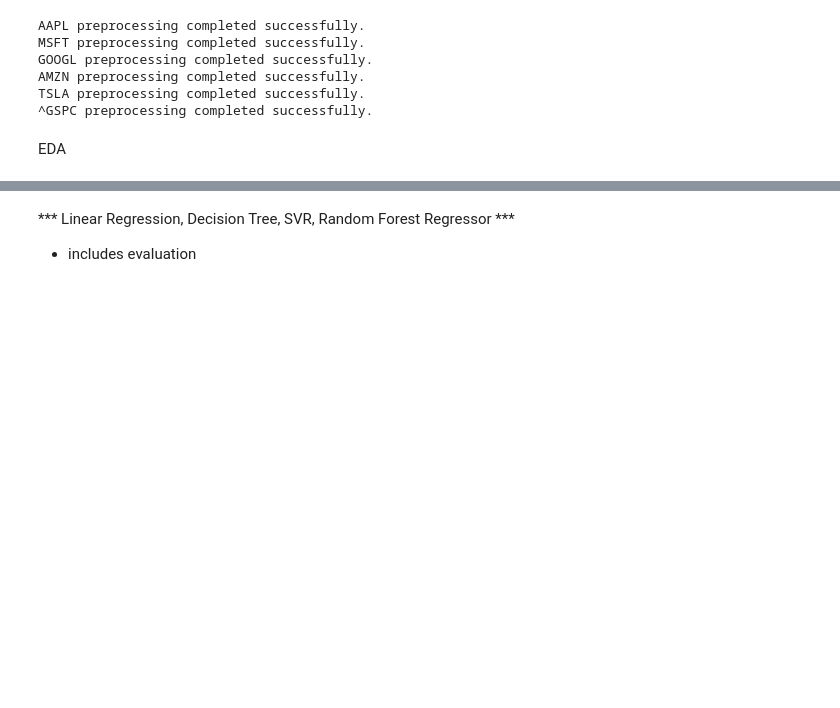
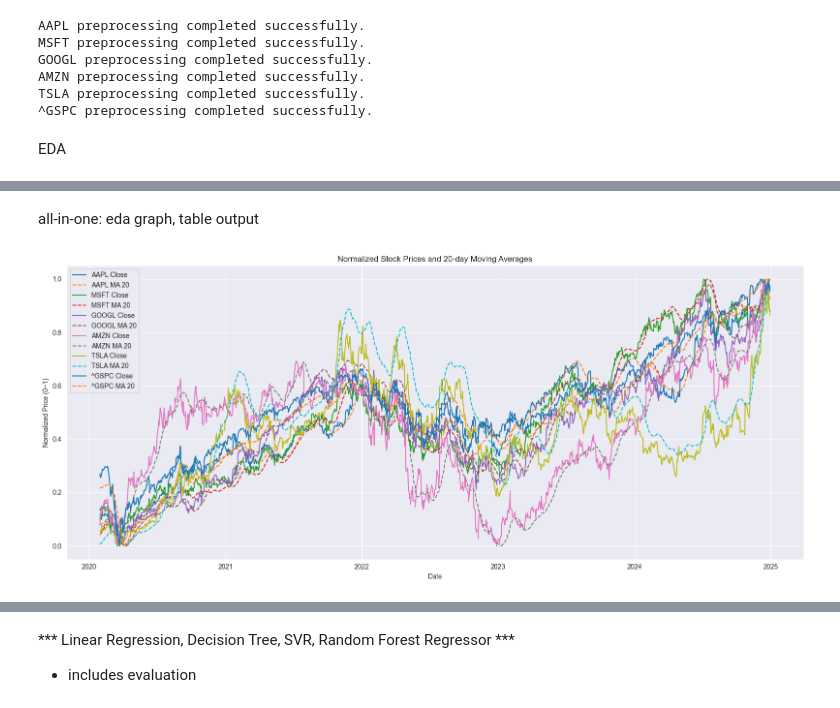
Before and after one commit to Hyunsoo311/stock-price-prediction, a Jupyter notebook: prediction.ipynb, the cells around one changed output, grey strips where cells are left out. Cells and saved outputs as stored; diff of their text form; code cells hidden in the pictures; blank space fills up the shorter version.

```diff
--- a/prediction.ipynb
+++ b/prediction.ipynb
@@ -151 +150,29 @@ for ticker in tickers:
 ... (18 outputs left out)
+# %% [markdown]
+all-in-one: eda graph, table output
+# %%
+def plot_all_price_trends_normalized(tickers, preprocessed_data):
+    plt.figure(figsize=(16, 7))
+
+    for ticker in tickers:
+        try:
+            df = preprocessed_data[ticker]
+            normalized_close = (df['Close'] - df['Close'].min()) / (df['Close'].max() - df['Close'].min())
+            normalized_ma20 = (df['MA_20'] - df['MA_20'].min()) / (df['MA_20'].max() - df['MA_20'].min())
+
+            plt.plot(normalized_close, label=f'{ticker} Close')
+            plt.plot(normalized_ma20, linestyle='--', label=f'{ticker} MA 20')
+        except Exception as e:
+            print(f"{ticker} plotting error: {e}")
+
+    plt.title("Normalized Stock Prices and 20-day Moving Averages")
+    plt.xlabel("Date")
+    plt.ylabel("Normalized Price (0~1)")
+    plt.legend()
+    plt.grid(True)
+    plt.tight_layout()
+    plt.show()
+
+plot_all_price_trends_normalized(tickers, preprocessed_data)
+# %% [output]
+[figure, added]
```
Also changed, not shown: parts of 6 cells of this notebook, 3 other files.
